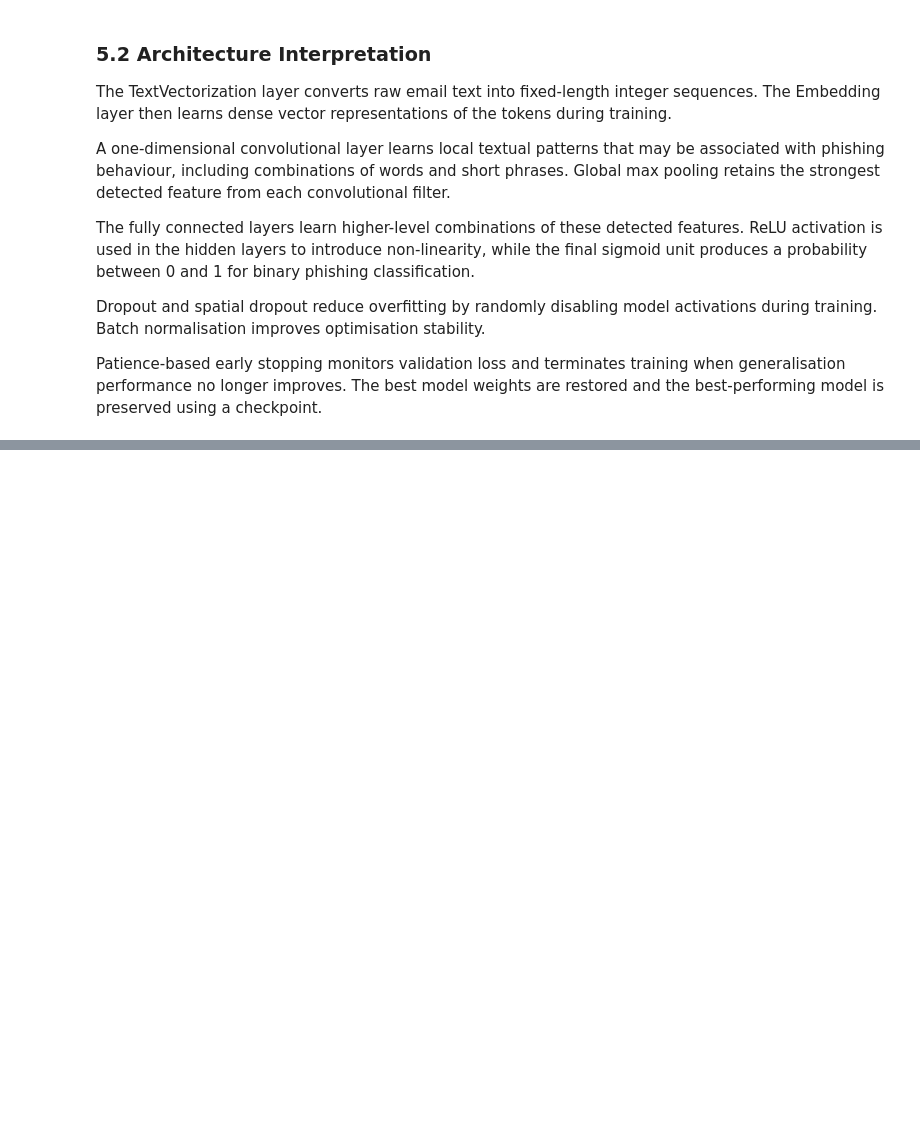
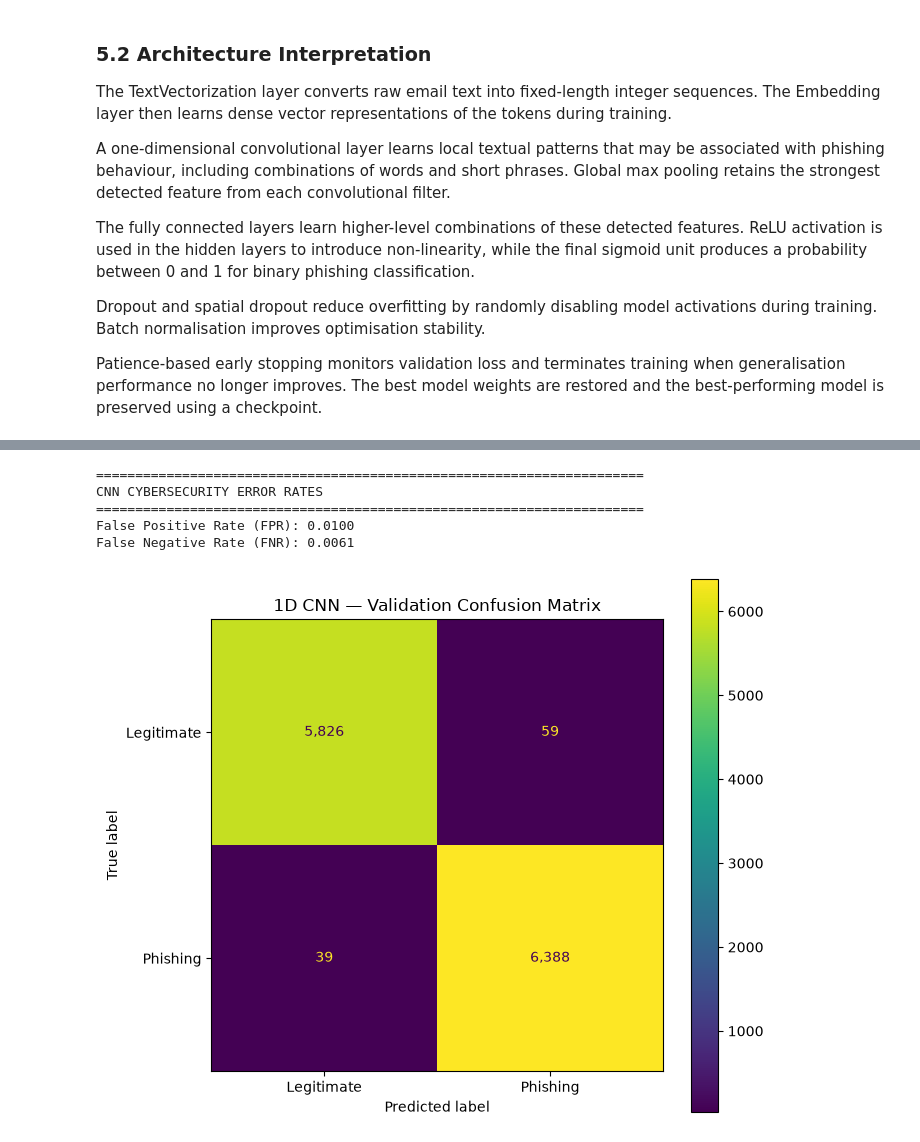
Before and after one commit to Lwazi-Junior/ITRI625-Phishing-Email-Detection, a Jupyter notebook: notebooks/phishing_detection.ipynb, the cells around one changed output, grey strips where cells are left out. Cells and saved outputs as stored; diff of their text form; code cells hidden in the pictures; blank space fills up the shorter version.

Commit message:
Add CNN validation analysis and baseline comparison
Co-authored-by: Cursor <cursoragent@cursor.com>

```diff
--- a/notebooks/phishing_detection.ipynb
+++ b/notebooks/phishing_detection.ipynb
@@ -2183,0 +2244,11 @@ checkpoint.
+# %%
+DEFAULT_THRESHOLD = 0.50
+
+cnn_val_pred = (
+    cnn_val_prob >= DEFAULT_THRESHOLD
+).astype(int)
+
+print(
+    f"Default decision threshold: "
+    f"{DEFAULT_THRESHOLD:.2f}"
+)
@@ -2183,0 +2381,8 @@ checkpoint.
+# %%
+cnn_cm = confusion_matrix(
+    y_val,
+    cnn_val_pred
+)
+
+print("CNN Validation Confusion Matrix:")
+print(cnn_cm)
@@ -2183,0 +2421,55 @@ checkpoint.
+# %%
+cnn_fpr_value = (
+    cnn_fp / (cnn_fp + cnn_tn)
+)
+
+cnn_fnr_value = (
+    cnn_fn / (cnn_fn + cnn_tp)
+)
+
+print("=" * 70)
+print("CNN CYBERSECURITY ERROR RATES")
+print("=" * 70)
+print(
+    f"False Positive Rate (FPR): "
+    f"{cnn_fpr_value:.4f}"
+)
+print(
+    f"False Negative Rate (FNR): "
+    f"{cnn_fnr_value:.4f}"
+)
+# %% [output]
+======================================================================
+CNN CYBERSECURITY ERROR RATES
+======================================================================
+False Positive Rate (FPR): 0.0100
+False Negative Rate (FNR): 0.0061
+# %%
+fig, ax = plt.subplots(
+    figsize=(7, 6)
+)
+
+ConfusionMatrixDisplay(
+    confusion_matrix=cnn_cm,
+    display_labels=[
+        "Legitimate",
+        "Phishing"
+    ]
+).plot(
+    ax=ax,
+    values_format=",d"
+)
+
+plt.title(
+    "1D CNN — Validation Confusion Matrix"
+)
+plt.tight_layout()
+plt.savefig(
+    DEEP_FIGURES_DIR /
+    "cnn_validation_confusion_matrix.png",
+    dpi=300,
+    bbox_inches="tight"
+)
+plt.show()
+# %% [output]
+[figure, added]
```
Also changed, not shown: parts of 30 cells of this notebook, 11 other files.
